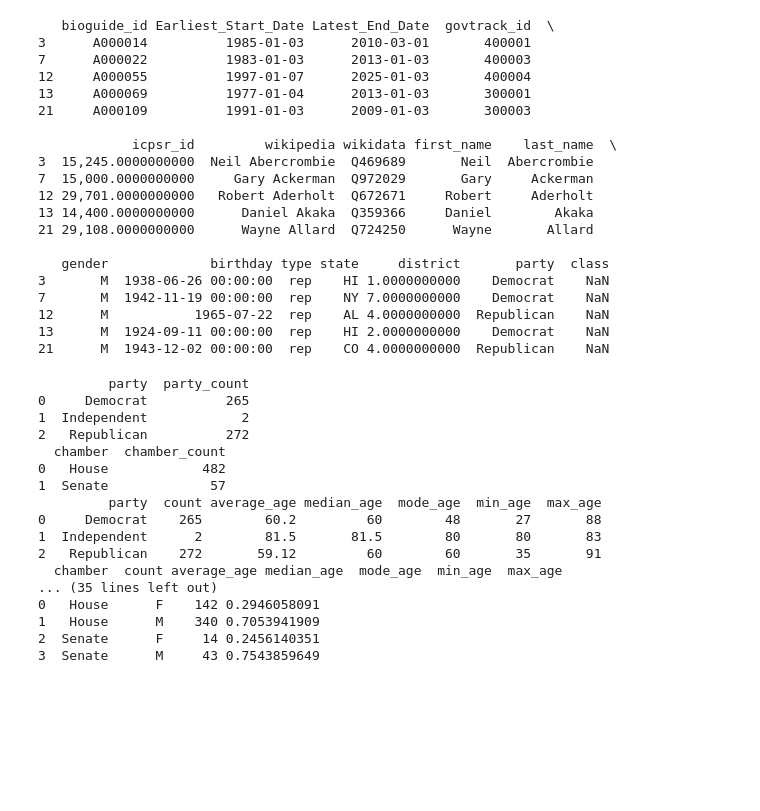
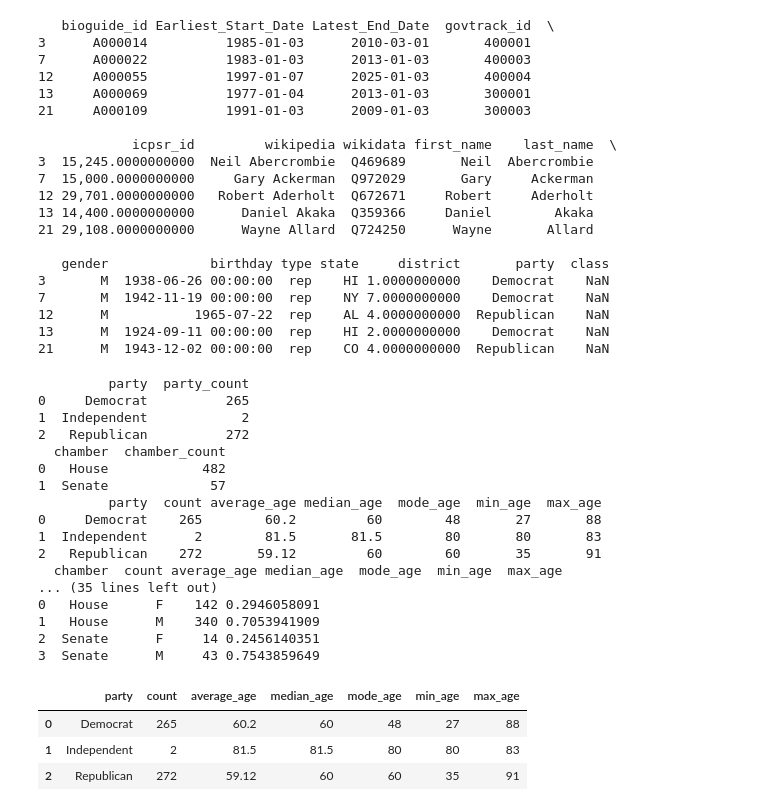
Before and after one commit to UC-Berkeley-I-School/project2_tom_quach_krishnan_adelman, a Jupyter notebook: DataLoad.ipynb, the cells around one changed output. Cells and saved outputs as stored; diff of their text form; code cells hidden in the pictures; blank space fills up the shorter version.

```diff
--- a/DataLoad.ipynb
+++ b/DataLoad.ipynb
@@ -421,30 +421,36 @@ print(inc_age_gender)
 
 # Age Stats By All
 inc_age_all = age_by_all(grouped_incumbent)
 print(inc_age_all)
 
 # Gender by Party
 inc_gender_party = gender_by_party(grouped_incumbent)
 print(inc_gender_party)
 
 # Gender by Chamber
 inc_gender_chamber = gender_by_chamber(grouped_incumbent)
 print(inc_gender_chamber)
+
+inc_age_party
 # %% [output]
          party  party_count
 0     Democrat          265
 1  Independent            2
 2   Republican          272
   chamber  chamber_count
 0   House            482
 1  Senate             57
          party  count average_age median_age  mode_age  min_age  max_age
 0     Democrat    265        60.2         60        48       27       88
 1  Independent      2        81.5       81.5        80       80       83
 2   Republican    272       59.12         60        60       35       91
   chamber  count average_age median_age  mode_age  min_age  max_age
 ... (35 lines left out)
 0   House      F    142 0.2946058091
 1   House      M    340 0.7053941909
 2  Senate      F     14 0.2456140351
 3  Senate      M     43 0.7543859649
+|  | party | count | average_age | median_age | mode_age | min_age | max_age |
+| 0 | Democrat | 265 | 60.2 | 60 | 48 | 27 | 88 |
+| 1 | Independent | 2 | 81.5 | 81.5 | 80 | 80 | 83 |
+| 2 | Republican | 272 | 59.12 | 60 | 60 | 35 | 91 |
```
Also changed, not shown: parts of 3 cells of this notebook.
